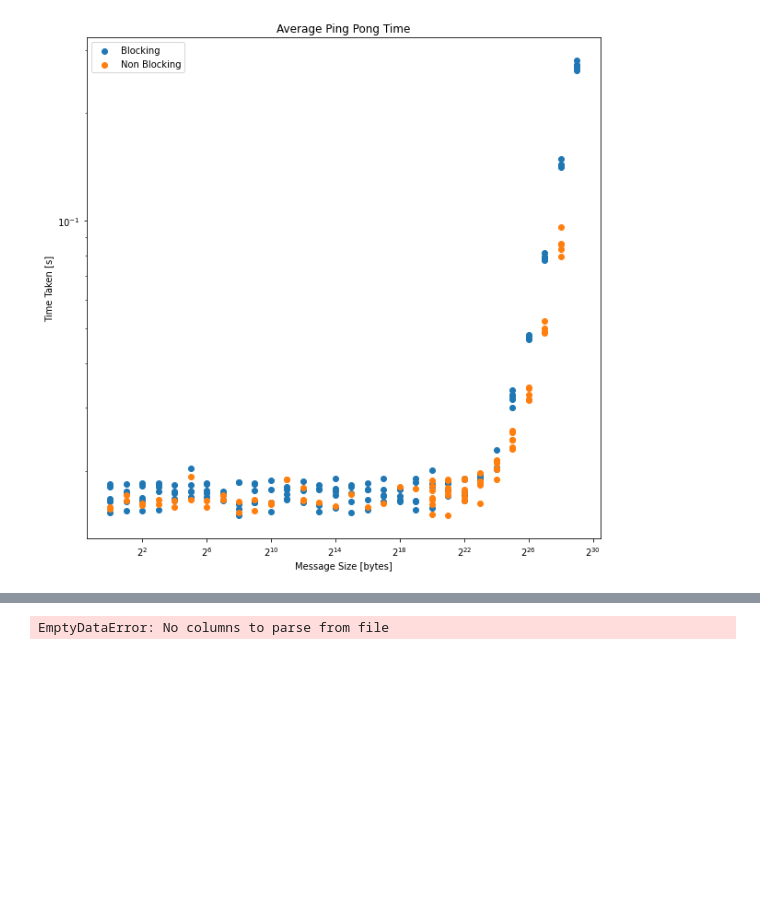
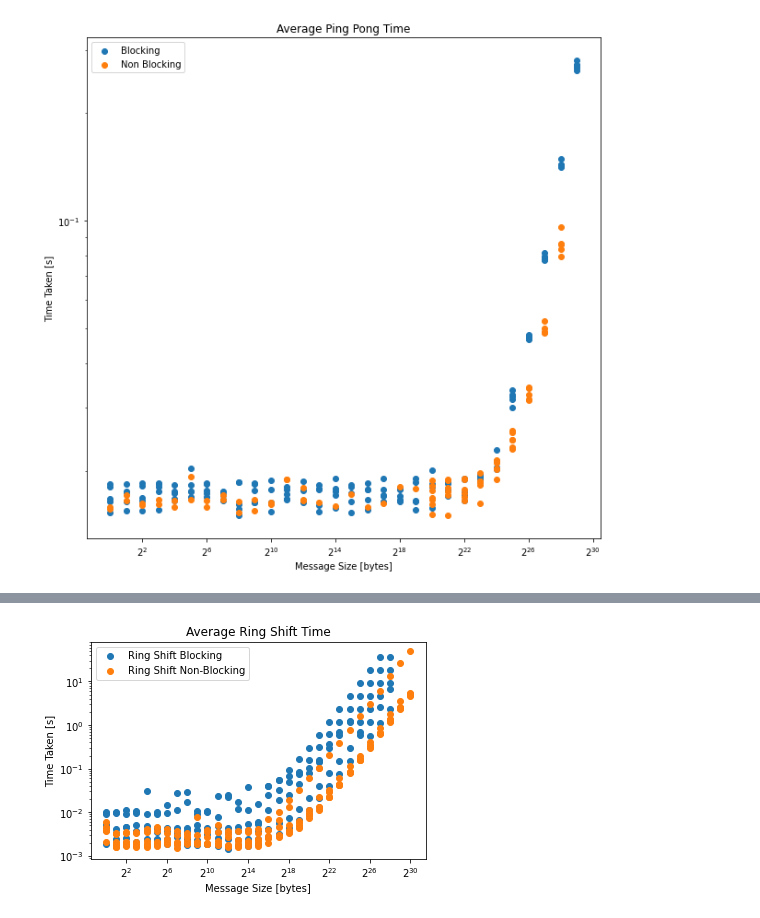
Before and after one commit to cmse822/project-3-mpi-p2p-team-4, a Jupyter notebook: visualization.ipynb, the cells around one changed output, grey strips where cells are left out. Cells and saved outputs as stored; diff of their text form; code cells hidden in the pictures; blank space fills up the shorter version.

```diff
--- a/visualization.ipynb
+++ b/visualization.ipynb
@@ -198,41 +145,40 @@ Latency Prediction = [1.64304077]
 # %%
 header = ['Processors', 'Message Size', 'Time Taken']
 ################################################################
-#Blocking Data
-data_b = pd.read_csv('ring_shift_blocking.csv', header=0)
-data_b.columns = header
-data_b.head()
+# Ring Shift Blocking Data
+data_rs_b = pd.read_csv('ring_shift_blocking.csv', header=0)
+data_rs_b.columns = header
 
-processors_b = data_b['Processors']
-messageSize_b = data_b['Message Size']
-time_b = data_b['Time Taken']
+processors_rs_b = data_rs_b['Processors']
+messageSize_rs_b = data_rs_b['Message Size']
+time_rs_b = data_rs_b['Time Taken']
 iterations = 100
 
-avgCommunicationTime_b = time_b / iterations
+avgCommunicationTime_rs_b = time_rs_b / iterations
 
 ################################################################
-#non- blocking Data
-data_nb = pd.read_csv('ring_shift_nonblocking.csv', header=0)
-data_nb.columns = header
-data_nb.head()
+# Ring Shift Non-Blocking Data
+data_rs_nb = pd.read_csv('ring_shift_nonblocking.csv', header=0)
+data_rs_nb.columns = header
 
-processors_nb = data_nb['Processors']
-messageSize_nb = data_nb['Message Size']
-time_nb = data_nb['Time Taken']
-iterations = 100
+processors_rs_nb = data_rs_nb['Processors']
+messageSize_rs_nb = data_rs_nb['Message Size']
+time_rs_nb = data_rs_nb['Time Taken']
 
-avgCommunicationTime_nb = time_nb / iterations
+avgCommunicationTime_rs_nb = time_rs_nb / iterations
 ################################################################
 
 plt.figure()
-plt.scatter(messageSize_b, avgCommunicationTime_b,label = 'Blocking')
-plt.scatter(messageSize_nb,avgCommunicationTime_nb,label = 'Non Blocking')
+plt.scatter(messageSize_rs_b, avgCommunicationTime_rs_b, label='Ring Shift Blocking')
+plt.scatter(messageSize_rs_nb, avgCommunicationTime_rs_nb, label='Ring Shift Non-Blocking')
 plt.xscale('log', base=2)
 plt.yscale('log')
-plt.title('Average Ping Pong Time')
+plt.title('Average Ring Shift Time')
 plt.xlabel('Message Size [bytes]')
 plt.ylabel('Time Taken [s]')
 plt.legend()
+plt.savefig('AverageRingShiftTime.png')
+
 plt.show()
 # %% [output]
-EmptyDataError: No columns to parse from file
+[figure, added]
```
Also changed, not shown: parts of 7 cells of this notebook, 7 other files.
